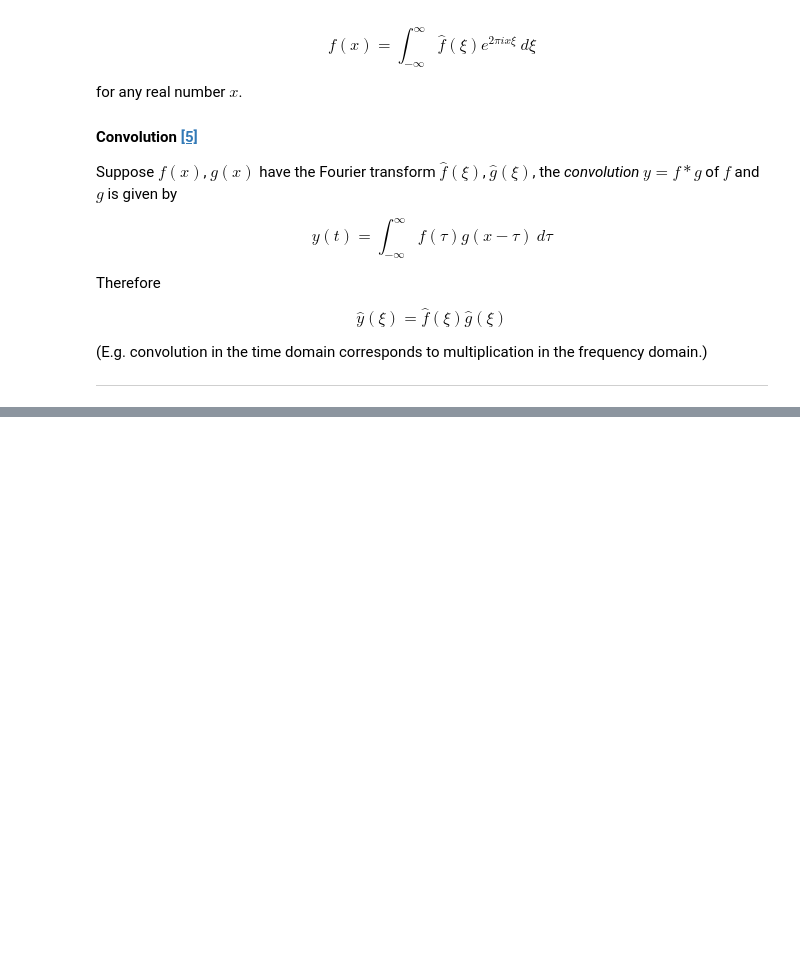
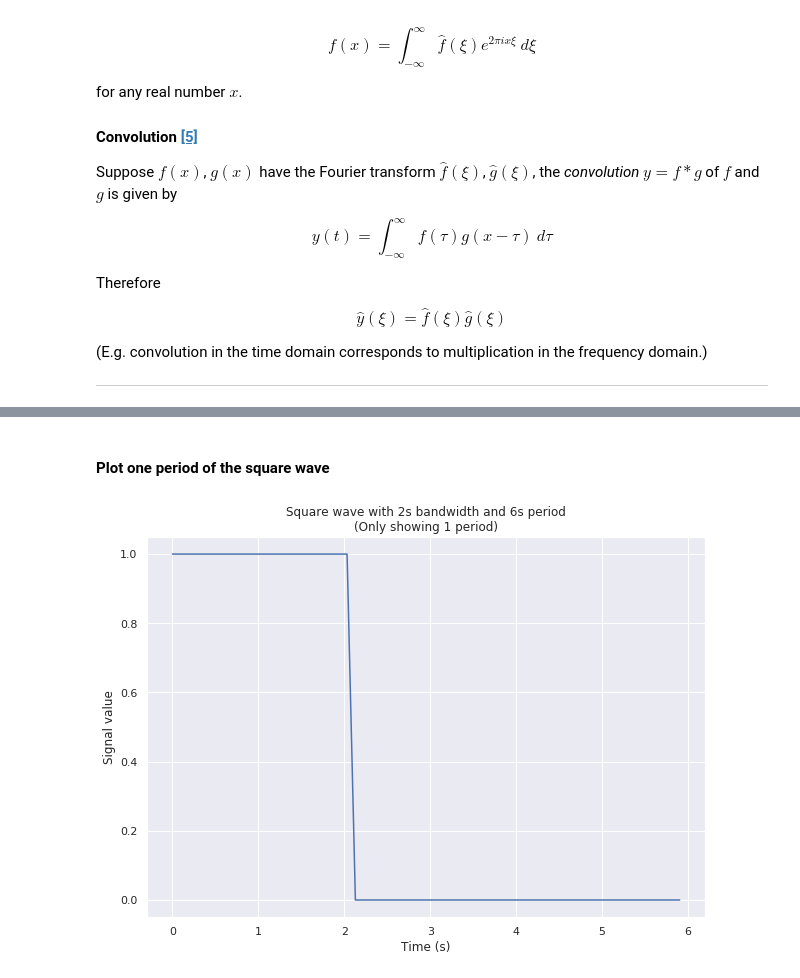
Before and after one commit to masterdesky/ELTE-signal-processing-2018, a Jupyter notebook: 2. feladatsor/Assignment 2.ipynb, the cells around one changed output, grey strips where cells are left out. Saved outputs shown, nothing was run; the diff lists cells and outputs as text; code cells hidden in the pictures; blank space fills up the shorter version.

```diff
--- a/2. feladatsor/Assignment 2.ipynb
+++ b/2. feladatsor/Assignment 2.ipynb
@@ -354,0 +570,18 @@ sns.set()
+# %%
+N_max_1_Fourier = 30
+
+time_1_Fourier, signal_1_Fourier, T_1_Fourier, tau_1_Fourier = f_1_Fourier(tau_1_Fourier, T_1_Fourier, N_max_1_Fourier)
+# %% [markdown]
+#### Plot one period of the square wave
+# %%
+fig_f_1_Period = plt.figure(figsize=(10,7))
+
+plt.plot(time_1_Fourier, signal_1_Fourier)
+
+plt.title("Square wave with " + str(tau_1_Fourier) + "s bandwidth and " + str(T_1_Fourier) + "s period\n(Only showing 1 period)")
+plt.xlabel("Time (s)")
+plt.ylabel("Signal value")
+
+plt. show()
+# %% [output]
+[figure, added]
```
Also changed, not shown: parts of 35 cells of this notebook.
